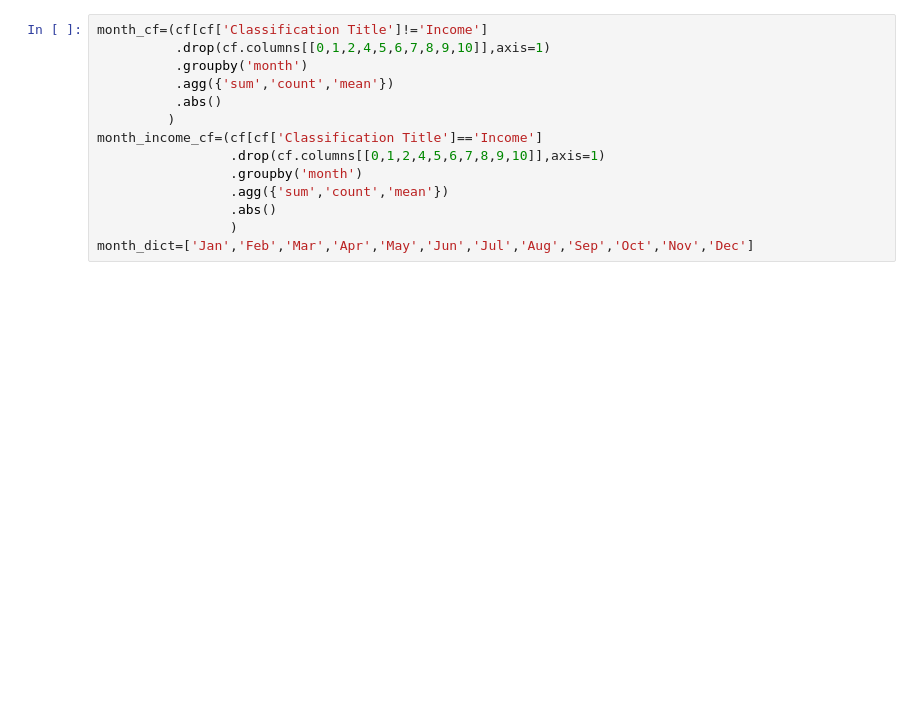
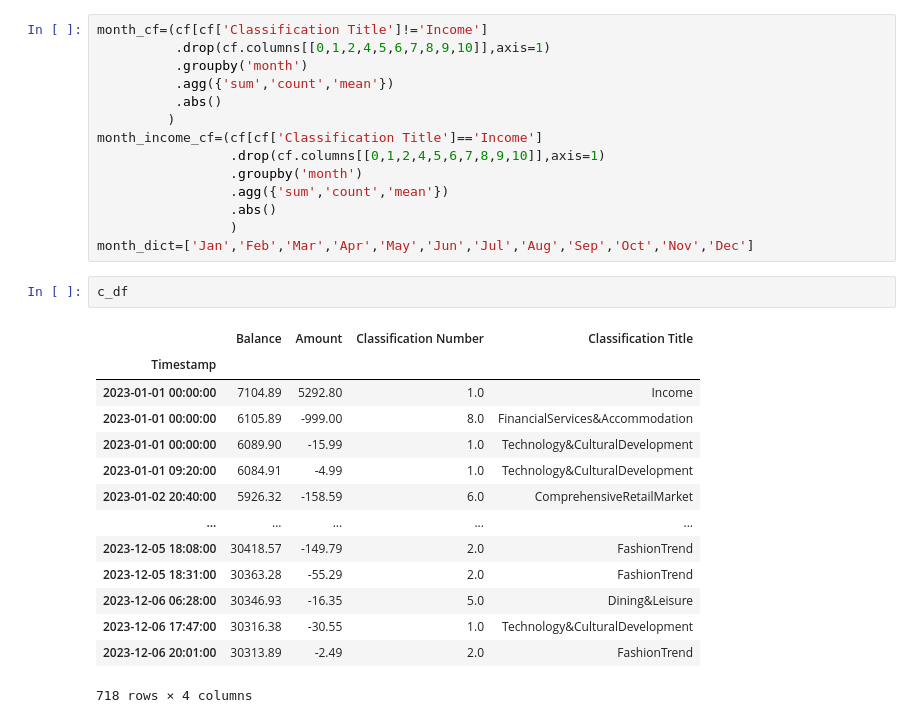
Before and after one commit to UoB-DSMP-2023-24/dsmp-2024-group-29, a Jupyter notebook: code/formal/Visualisation.ipynb, the cells around one changed output. Cells and saved outputs as stored; diff of their text form; blank space fills up the shorter version.

```diff
--- a/code/formal/Visualisation.ipynb
+++ b/code/formal/Visualisation.ipynb
@@ -216,6 +240,23 @@ month_income_cf=(cf[cf['Classification Title']=='Income']
                  .abs()
                  )
 month_dict=['Jan','Feb','Mar','Apr','May','Jun','Jul','Aug','Sep','Oct','Nov','Dec']
+# %%
+c_df
+# %% [output]
+|  | Balance | Amount | Classification Number | Classification Title |
+| Timestamp |  |  |  |  |
+| 2023-01-01 00:00:00 | 7104.89 | 5292.80 | 1.0 | Income |
+| 2023-01-01 00:00:00 | 6105.89 | -999.00 | 8.0 | FinancialServices&Accommodation |
+| 2023-01-01 00:00:00 | 6089.90 | -15.99 | 1.0 | Technology&CulturalDevelopment |
+| 2023-01-01 09:20:00 | 6084.91 | -4.99 | 1.0 | Technology&CulturalDevelopment |
+| 2023-01-02 20:40:00 | 5926.32 | -158.59 | 6.0 | ComprehensiveRetailMarket |
+| ... | ... | ... | ... | ... |
+| 2023-12-05 18:08:00 | 30418.57 | -149.79 | 2.0 | FashionTrend |
+| 2023-12-05 18:31:00 | 30363.28 | -55.29 | 2.0 | FashionTrend |
+| 2023-12-06 06:28:00 | 30346.93 | -16.35 | 5.0 | Dining&Leisure |
+| 2023-12-06 17:47:00 | 30316.38 | -30.55 | 1.0 | Technology&CulturalDevelopment |
+| 2023-12-06 20:01:00 | 30313.89 | -2.49 | 2.0 | FashionTrend |
+718 rows × 4 columns
 # %%
 f,ax=plt.subplots(5,2,figsize=(20,15),constrained_layout=True)
 
```
Also changed, not shown: parts of 8 cells of this notebook.
